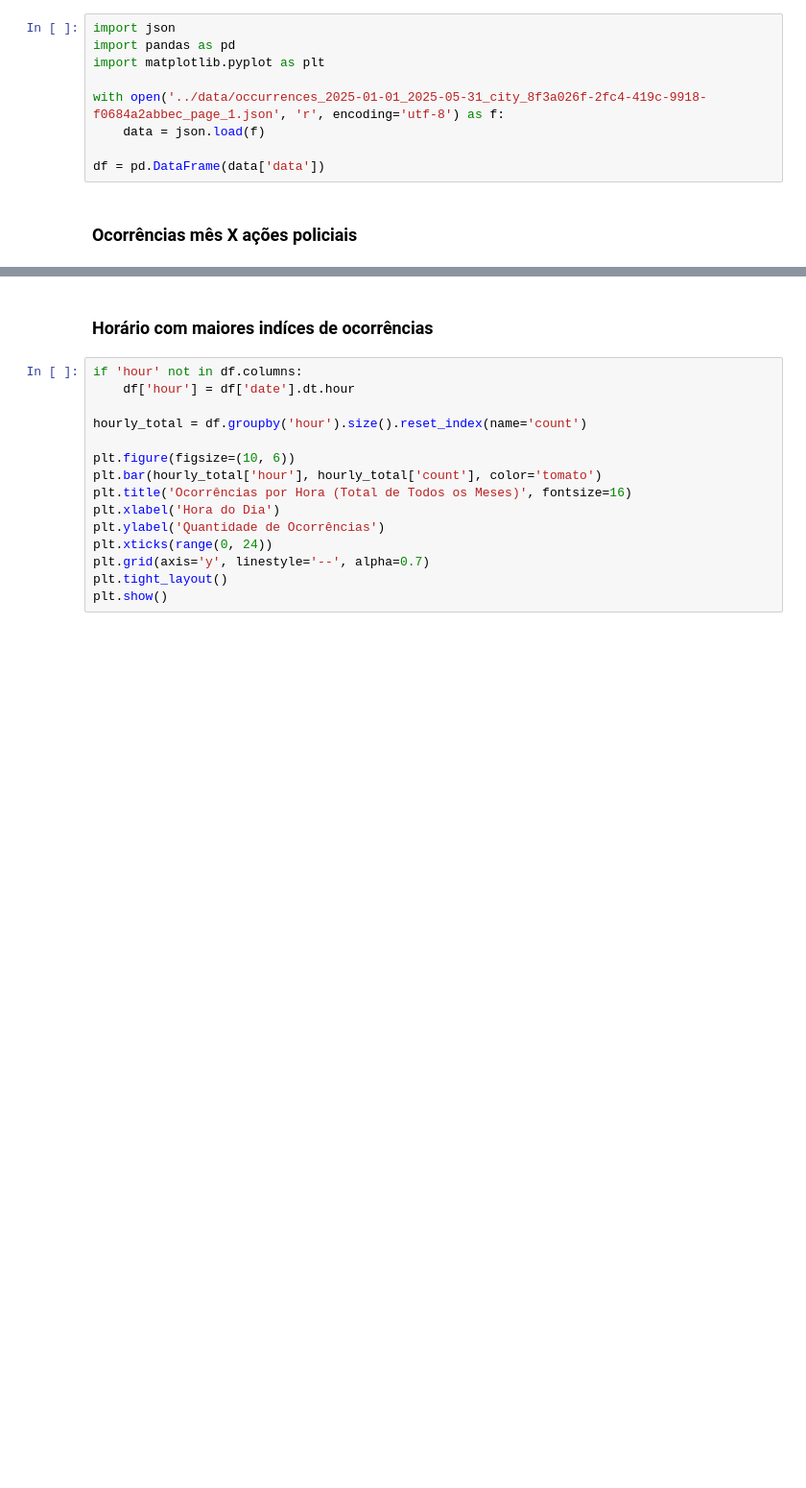
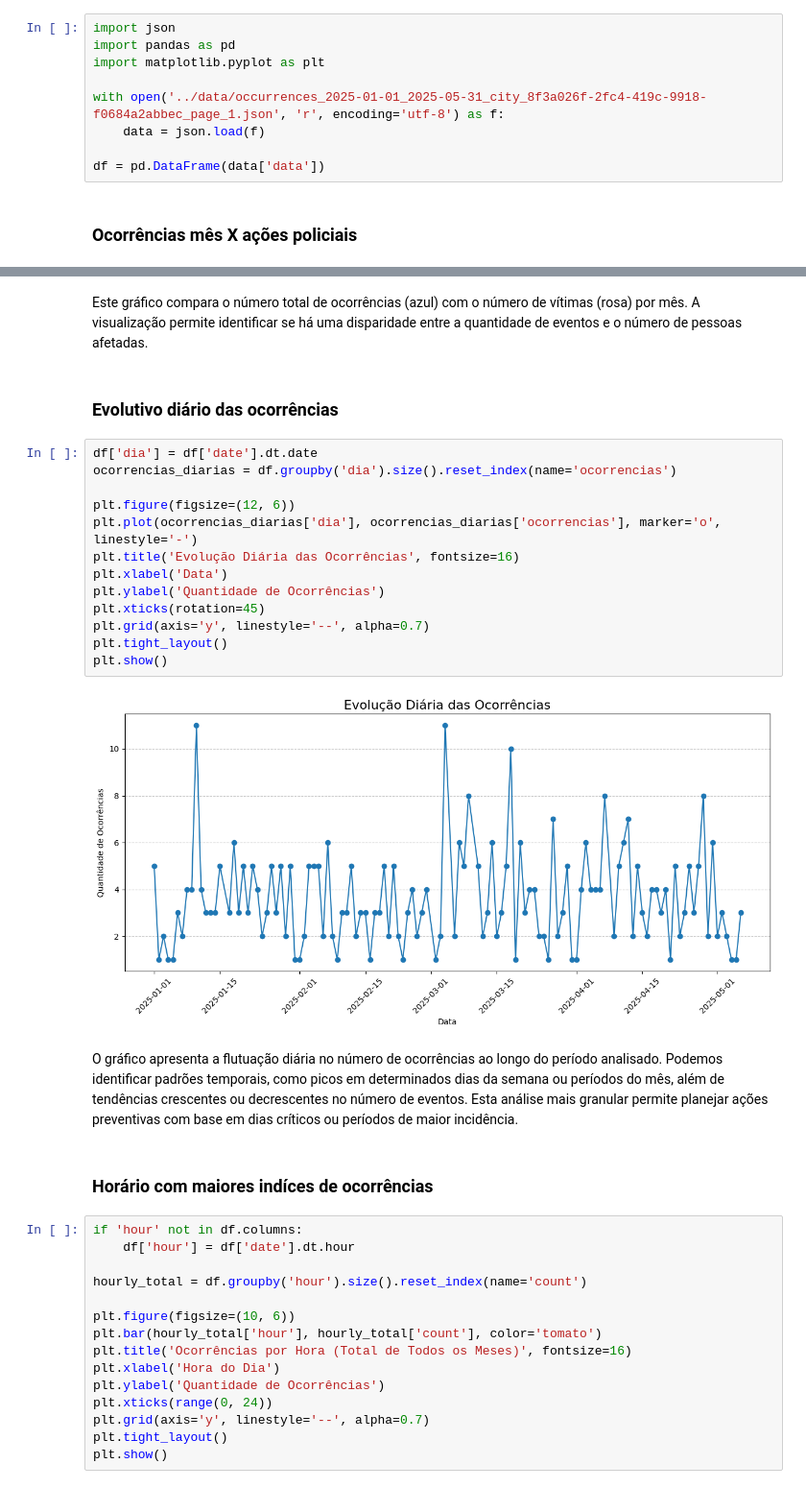
Before and after one commit to soupetersen/fogo_cruzado_analise, a Jupyter notebook: notebooks/analise.ipynb, the cells around one changed output, grey strips where cells are left out. Shown at 96% size. Saved outputs shown, nothing was run; the diff lists cells and outputs as text; blank space fills up the shorter version.

```diff
--- a/notebooks/analise.ipynb
+++ b/notebooks/analise.ipynb
@@ -33,3 +78,28 @@ plt.show()
+# %% [markdown]
+Este gráfico compara o número total de ocorrências (azul) com o número de vítimas (rosa) por mês.
+A visualização permite identificar se há uma disparidade entre a quantidade de eventos e o número de pessoas afetadas.
+# %% [markdown]
+### Evolutivo diário das ocorrências
+# %%
+df['dia'] = df['date'].dt.date
+ocorrencias_diarias = df.groupby('dia').size().reset_index(name='ocorrencias')
+
+plt.figure(figsize=(12, 6))
+plt.plot(ocorrencias_diarias['dia'], ocorrencias_diarias['ocorrencias'], marker='o', linestyle='-')
+plt.title('Evolução Diária das Ocorrências', fontsize=16)
+plt.xlabel('Data')
+plt.ylabel('Quantidade de Ocorrências')
+plt.xticks(rotation=45)
+plt.grid(axis='y', linestyle='--', alpha=0.7)
+plt.tight_layout()
+plt.show()
+# %% [output]
+[figure, added]
+# %% [markdown]
+O gráfico apresenta a flutuação diária no número de ocorrências ao longo do período analisado.
+Podemos identificar padrões temporais, como picos em determinados dias da semana ou períodos do mês,
+além de tendências crescentes ou decrescentes no número de eventos. Esta análise mais granular
+permite planejar ações preventivas com base em dias críticos ou períodos de maior incidência.
 # %% [markdown]
 ### Horário com maiores indíces de ocorrências
 # %%
```
Also changed, not shown: parts of 12 cells of this notebook.
